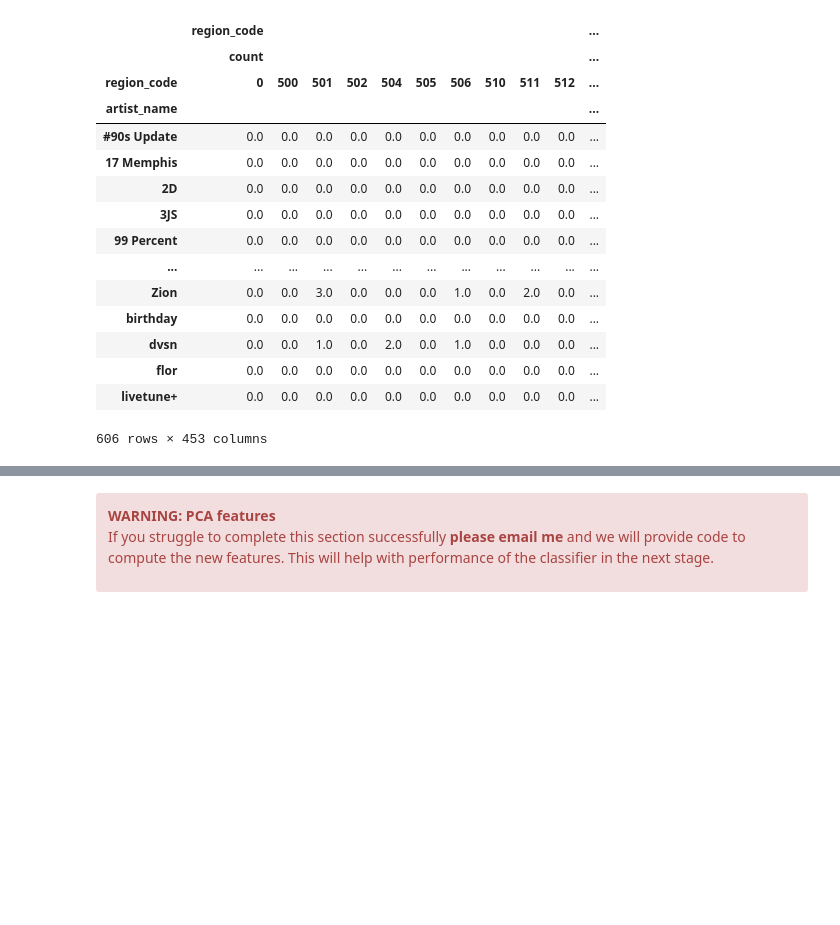
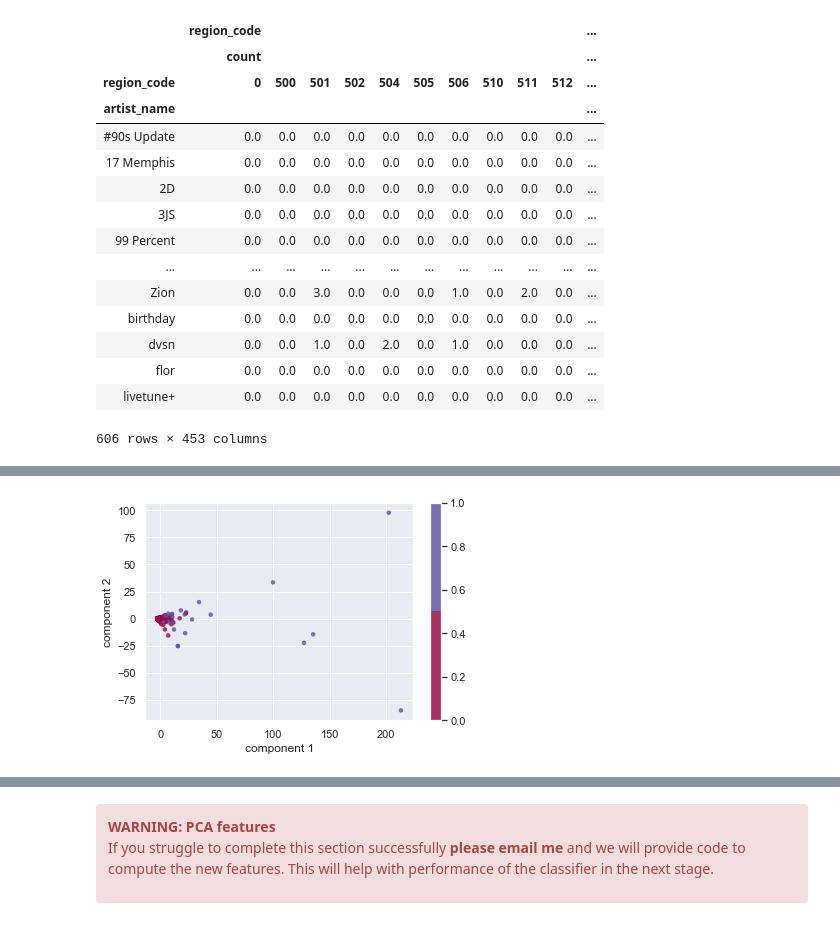
Before and after one commit to yxyyxy93/python_bussinessML_case_study, a Jupyter notebook: WMCS_yxy-Copy1.ipynb, the cells around one changed output, grey strips where cells are left out. Cells and saved outputs as stored; diff of their text form; code cells hidden in the pictures; blank space fills up the shorter version.

```diff
--- a/WMCS_yxy-Copy1.ipynb
+++ b/WMCS_yxy-Copy1.ipynb
@@ -914,0 +930,26 @@ print(artist_region_pca.n_samples_)
+# %%
+# artist_region_pca_features = pca.fit_transform(artist_region_scaled)
+# df_region_PCA = pd.DataFrame(artist_region_pca_features, columns=['pc1', 'pc2', 'pc3', 'pc4', 'pc5', 'pc6','pc7', 'pc8', 'pc9','pc10'])
+
+# the success label for PCA features
+success_series = feature_region.reset_index().artist_name
+success_label_pca = success_series.isin(success_artist)
+# df_region_PCA['success'] = success_label_pca
+# df_region_PCA
+
+# plotly
+import plotly.graph_objects as go
+import numpy as np
+
+fig = go.Figure(data=go.Scattergl(
+    x = artist_region_pca_features[:,0], # non-uniform distribution
+    y = artist_region_pca_features[:,1], # zoom to see more points at the center
+    mode='markers',
+    marker=dict(
+        color=success_label_pca,
+        colorscale='Jet',
+        line_width=1
+    )
+))
+
+fig.show()
@@ -915,3 +958,18 @@ print(artist_region_pca.n_samples_)
+# %%
+import seaborn as sns; sns.set()
+
+plt.scatter(artist_region_pca_features[:,0],
+           artist_region_pca_features[:,1],
+           c=success_label_pca,
+           s=20,
+           edgecolor='none',
+           alpha=0.8,
+           cmap=plt.cm.get_cmap('Spectral', 2))
+plt.xlabel('component 1')
+plt.ylabel('component 2')
+plt.colorbar();
+# %% [output]
+[figure, added]
 # %%
 type(pca)
 # %% [output]
```
Also changed, not shown: parts of 22 cells of this notebook.
